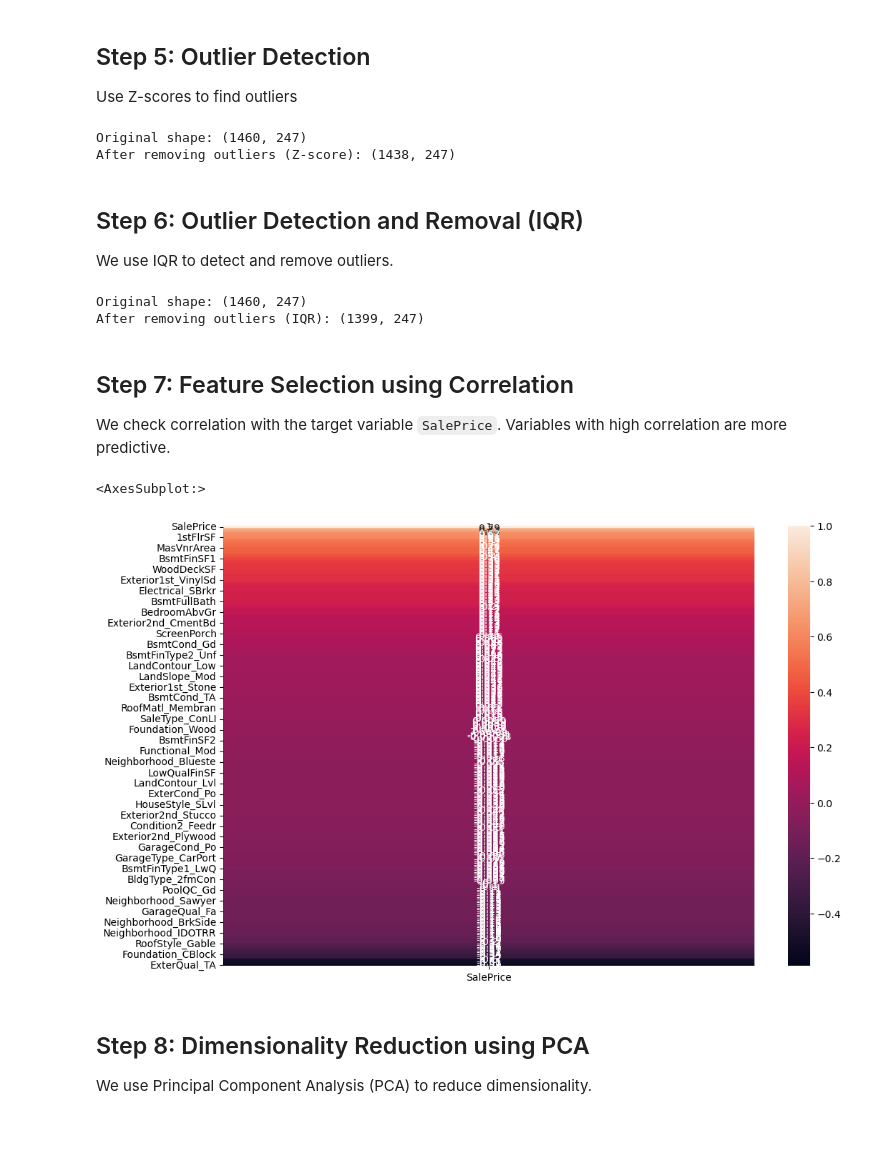
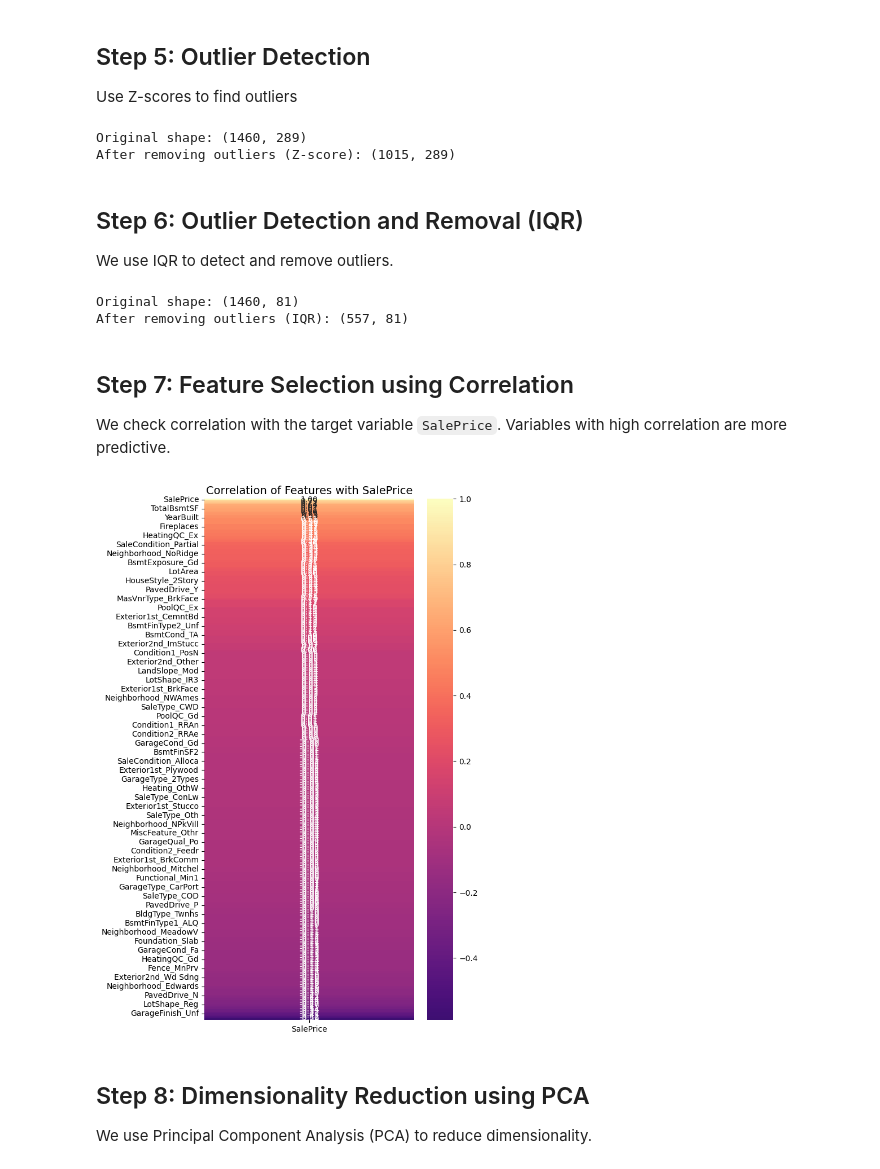
Before and after one commit to AZTR3K/Sem-5, a Jupyter notebook: Machine Learning Operations (CS4085)/labs/lab-3/feature_engineering.ipynb, the cells around one changed output. Drawn from its saved outputs; the diff is of its cells as text; code cells hidden in the pictures; blank space fills up the shorter version.

```diff
--- a/Machine Learning Operations (CS4085)/labs/lab-3/feature_engineering.ipynb
+++ b/Machine Learning Operations (CS4085)/labs/lab-3/feature_engineering.ipynb
@@ -94,6 +105,6 @@ Convert categorical (string) values into numbers using Label Encoding and One-Ho
 # %%
-
-
-
+# One-Hot Encoding
+categorical_cols = df.select_dtypes(include=['object']).columns.tolist()
+df = pd.get_dummies(df, columns=categorical_cols, drop_first=False)
 df.head()
 # %% [output]
@@ -108,30 +119,80 @@ df.head()
 ## Step 5: Outlier Detection
 Use Z-scores to find outliers
 # %%
+# use Z score to identify outliers display the rows having outliers but do not remove them for now.
 
-# use Z score to identify outliers display the rows having outliers but do not remove them for now.
+# Original shape
+print(f"Original shape: {df.shape}")
+
+# Select only numerical columns
+numeric_df = df.select_dtypes(include=[np.number])
+
+# Compute Z scores
+z_scores = np.abs(stats.zscore(numeric_df))
+
+# Define threshold for outliers
+threshold = 3
+
+# Find rows where any column has a Z-score greater than threshold
+outlier_mask = (z_scores > threshold).any(axis=1)
+outliers = df[outlier_mask]
+
+# Without outliers
+df_no_outliers = df[~outlier_mask]
+print(f"After removing outliers (Z-score): {df_no_outliers.shape}")
 # %% [output]
-Original shape: (1460, 247)
-After removing outliers (Z-score): (1438, 247)
+Original shape: (1460, 289)
+After removing outliers (Z-score): (1015, 289)
 # %% [markdown]
 ## Step 6: Outlier Detection and Removal (IQR)
 We use IQR to detect and remove outliers.
 # %%
+# Us from scratch IQR method to identify and remove outliers. Please make comparative study between z-score and IQR in identifying better method for identification of outliers on our dataset.
 
-# Us from scratch IQR method to identify and remove outliers. Please make comparative study between
-# z-score and IQR in identifying better method for identification of outliers on our dataset.
+# Original shape
+print(f"Original shape: {df.shape}")
+
+# Select only numerical columns
+numeric_df = df.select_dtypes(include=[np.number])
+
+# Computer IQR for each column
+Q1 = numeric_df.quantile(0.25)
+Q3 = numeric_df.quantile(0.75)
+IQR = Q3 - Q1
+
+# Create mask for outliers
+outlier_mask_iqr = ((numeric_df < (Q1 - 1.5 * IQR)) | (numeric_df > (Q3 + 1.5 * IQR))).any(axis=1)
+
+# Extract outliers
+outliers_iqr = df[outlier_mask_iqr]
+
+# Remove outliers
+df = df[~outlier_mask_iqr]
+
+print(f"After removing outliers (IQR): {df.shape}")
 # %% [output]
-Original shape: (1460, 247)
-After removing outliers (IQR): (1399, 247)
+Original shape: (1460, 81)
+After removing outliers (IQR): (557, 81)
 # %% [markdown]
 ## Step 7: Feature Selection using Correlation
 We check correlation with the target variable `SalePrice`. Variables with high correlation are more predictive.
 # %%
 # Take SalePrice as a reference column and find 10 of the most highest correlated columns to price.
 # For Machine Learning purposes and draw their heatmap.
+
+# Compute correlation with SalePrice
+corr_with_saleprice = df.corr(numeric_only=True)["SalePrice"].sort_values(ascending=False)
+
+# Convert to DataFrame for plotting
+corr_df = corr_with_saleprice.to_frame()
+
+# Plot heatmap
+plt.figure(figsize=(6,12))
+sns.heatmap(corr_df, annot=True, cmap="magma", center=0, fmt=".2f", cbar=True)
+plt.title("Correlation of Features with SalePrice", fontsize=14)
+plt.show()
 # %% [output]
-<AxesSubplot:>
-[figure, old version]
+[figure, new version]
 # %% [markdown]
 ## Step 8: Dimensionality Reduction using PCA
 We use Principal Component Analysis (PCA) to reduce dimensionality.
```
Also changed, not shown: parts of 7 cells of this notebook.
